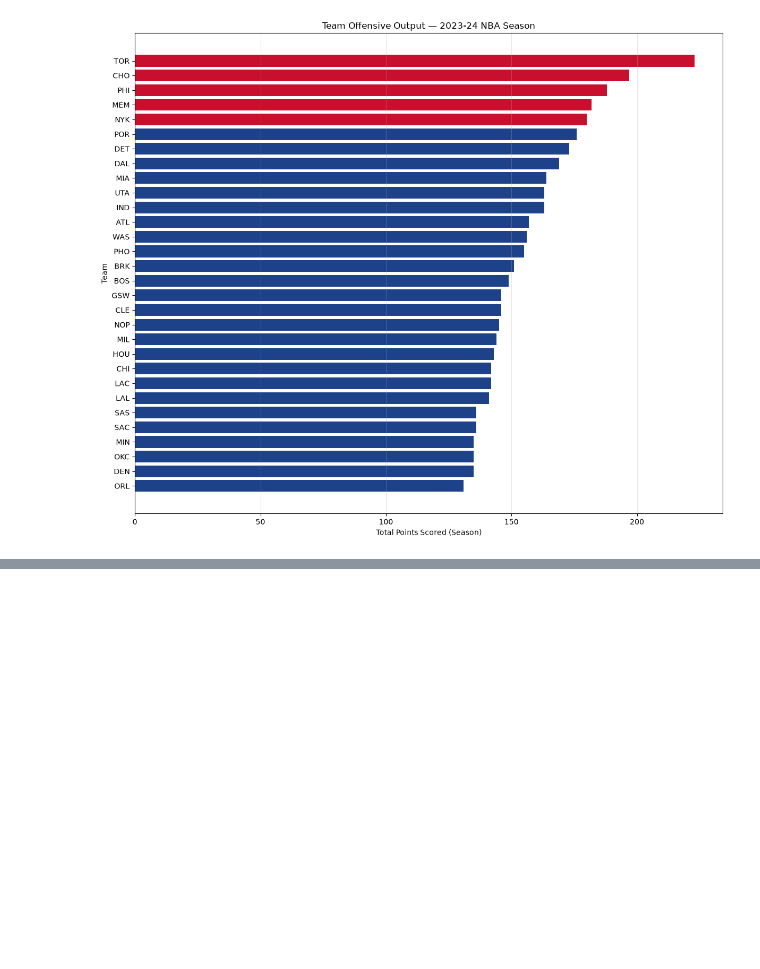
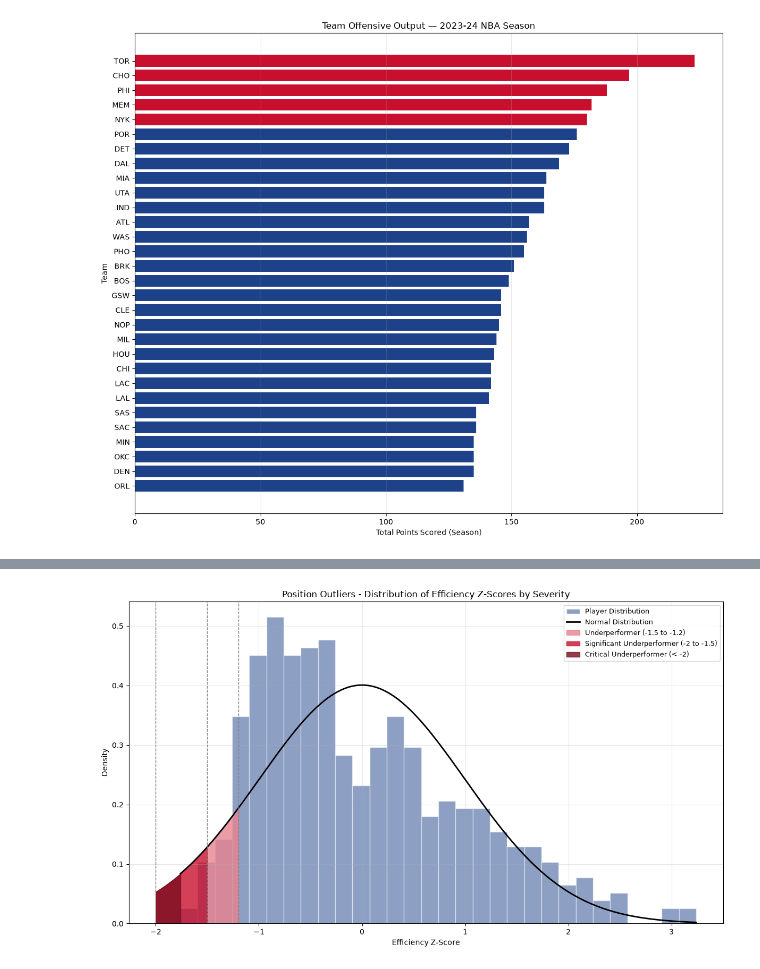
Before and after one commit to MohamedAkram-M/NBA-Season-Analysis, a Jupyter notebook: notebooks/02_visualization.ipynb, the cells around one changed output, grey strips where cells are left out. Saved outputs shown, nothing was run; the diff lists cells and outputs as text; code cells hidden in the pictures; blank space fills up the shorter version.

```diff
--- a/notebooks/02_visualization.ipynb
+++ b/notebooks/02_visualization.ipynb
@@ -114,0 +233,48 @@ plt.show()
+# %%
+import numpy as np
+from scipy.stats import norm
+
+NBA_BLUE = '#1d428a'
+CRITICAL = '#7a0d1f'      # darkest red
+SIGNIFICANT = '#c8102e'   # NBA red
+UNDERPERFORM = '#e8838f'  # light red
+
+z_scores = df_q3_all['z_score']
+mu, std = z_scores.mean(), z_scores.std()
+
+plt.figure(figsize=(12, 7))
+
+# Histogram of actual z-scores
+plt.hist(z_scores, bins=30, density=True, color=NBA_BLUE, alpha=0.5, edgecolor='white', label='Player Distribution')
+
+# Normal distribution curve
+x = np.linspace(z_scores.min(), z_scores.max(), 300)
+plt.plot(x, norm.pdf(x, mu, std), color='black', linewidth=2, label='Normal Distribution')
+
+# Zone 1: Underperformer (-1.5 to -1.2)
+x1 = np.linspace(-1.5, -1.2, 50)
+plt.fill_between(x1, norm.pdf(x1, mu, std), color=UNDERPERFORM, alpha=0.8, label='Underperformer (-1.5 to -1.2)')
+
+# Zone 2: Significant Underperformer (-2 to -1.5)
+x2 = np.linspace(-2, -1.5, 50)
+plt.fill_between(x2, norm.pdf(x2, mu, std), color=SIGNIFICANT, alpha=0.8, label='Significant Underperformer (-2 to -1.5)')
+
+# Zone 3: Critical Underperformer (below -2)
+x3 = np.linspace(z_scores.min(), -2, 50)
+plt.fill_between(x3, norm.pdf(x3, mu, std), color=CRITICAL, alpha=0.8, label='Critical Underperformer (< -2)')
+
+plt.axvline(-1.2, color='gray', linestyle='--', linewidth=1)
+plt.axvline(-1.5, color='gray', linestyle='--', linewidth=1)
+plt.axvline(-2, color='gray', linestyle='--', linewidth=1)
+
+plt.xlabel('Efficiency Z-Score')
+plt.ylabel('Density')
+plt.title('Position Outliers - Distribution of Efficiency Z-Scores by Severity')
+plt.legend(fontsize=9)
+plt.grid(alpha=0.3)
+
+plt.tight_layout()
+plt.savefig('../Visualisation/q3_position_outliers.png', dpi=150)
+plt.show()
+# %% [output]
+[figure, added]
```
Also changed, not shown: parts of 6 cells of this notebook, 6 other files.
